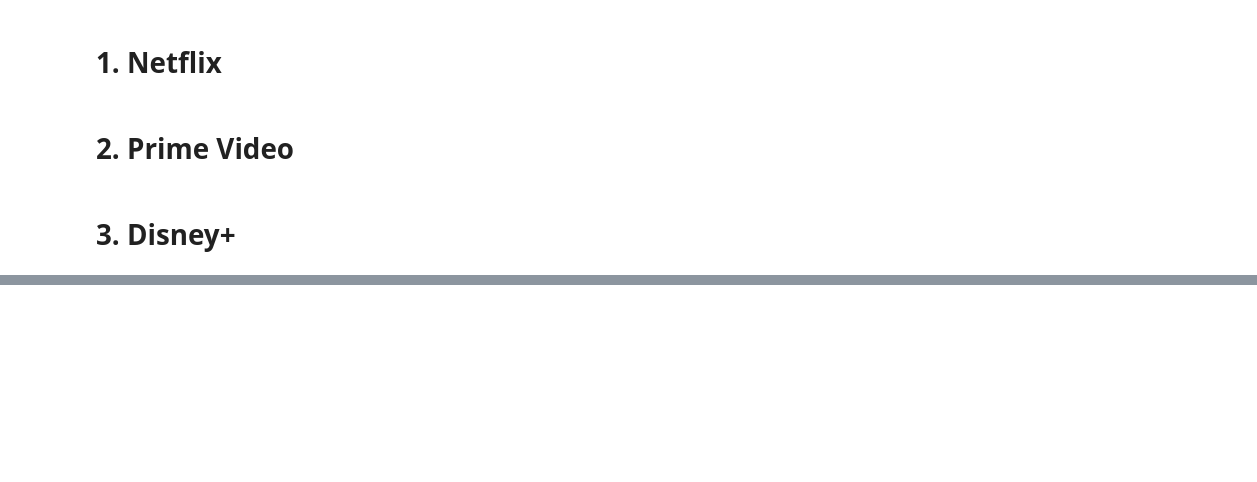
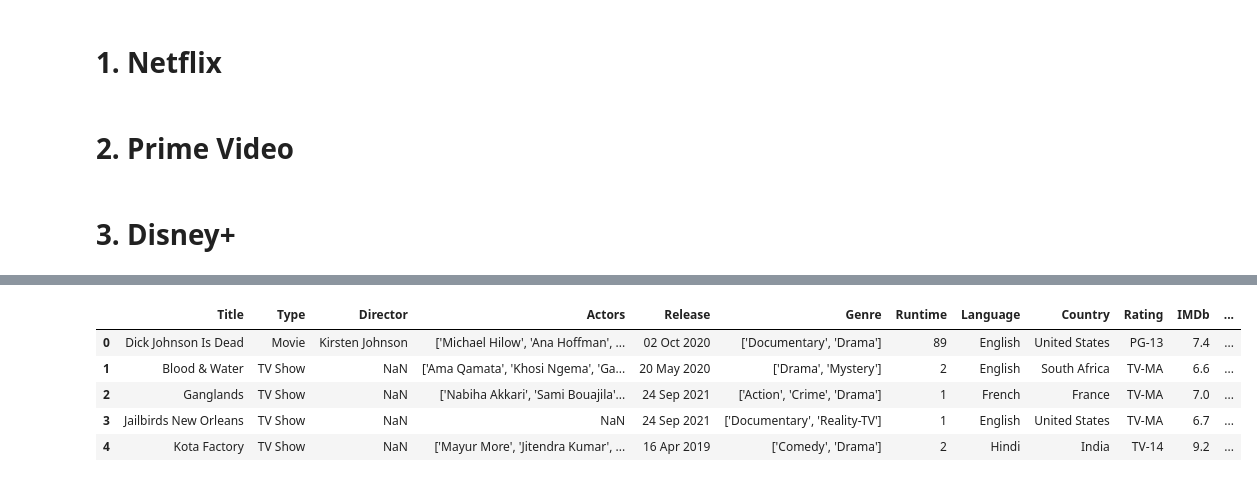
Before and after one commit to Simoniuss/streaming-platforms-analytics, a Jupyter notebook: src/notebooks/Datasets_analysis.ipynb, the cells around one changed output, grey strips where cells are left out. Drawn from its saved outputs; the diff is of its cells as text; code cells hidden in the pictures; blank space fills up the shorter version.

Commit message:
merge data

```diff
--- a/src/notebooks/Datasets_analysis.ipynb
+++ b/src/notebooks/Datasets_analysis.ipynb
@@ -260,0 +263,7 @@ disney.info()
+# %%
+netflix = pd.read_csv('../data/netflix.csv', sep=',', header=0, index_col=0)
+netflix['Platform'] = 'Netflix'
+prime = pd.read_csv('../data/prime.csv', sep=',', header=0, index_col=0)
+prime['Platform'] = 'Prime'
+disney = pd.read_csv('../data/disney.csv', sep=',', header=0, index_col=0)
+disney['Platform'] = 'Disney'
@@ -260,0 +330,2 @@ disney.info()
+# %%
+df = pd.concat([netflix, prime, disney], ignore_index=True)
@@ -260,0 +352,9 @@ disney.info()
+# %%
+df.head()
+# %% [output]
+|  | Title | Type | Director | Actors | Release | Genre | Runtime | Language | Country | Rating | IMDb | ... |
+| 0 | Dick Johnson Is Dead | Movie | Kirsten Johnson | ['Michael Hilow', 'Ana Hoffman', ... | 02 Oct 2020 | ['Documentary', 'Drama'] | 89 | English | United States | PG-13 | 7.4 | ... |
+| 1 | Blood & Water | TV Show | NaN | ['Ama Qamata', 'Khosi Ngema', 'Ga... | 20 May 2020 | ['Drama', 'Mystery'] | 2 | English | South Africa | TV-MA | 6.6 | ... |
+| 2 | Ganglands | TV Show | NaN | ['Nabiha Akkari', 'Sami Bouajila'... | 24 Sep 2021 | ['Action', 'Crime', 'Drama'] | 1 | French | France | TV-MA | 7.0 | ... |
+| 3 | Jailbirds New Orleans | TV Show | NaN | NaN | 24 Sep 2021 | ['Documentary', 'Reality-TV'] | 1 | English | United States | TV-MA | 6.7 | ... |
+| 4 | Kota Factory | TV Show | NaN | ['Mayur More', 'Jitendra Kumar', ... | 16 Apr 2019 | ['Comedy', 'Drama'] | 2 | Hindi | India | TV-14 | 9.2 | ... |
```
Also changed, not shown: parts of 15 cells of this notebook, 5 other files.
